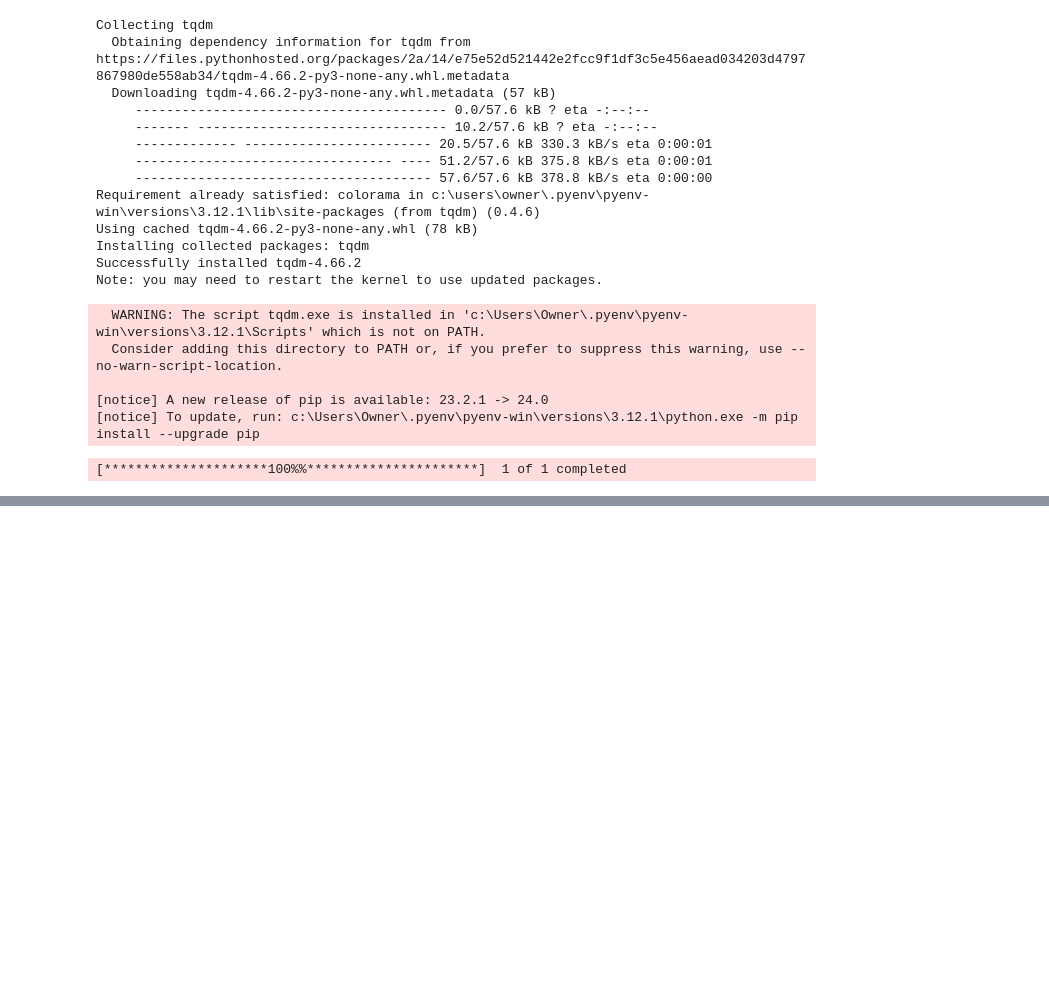
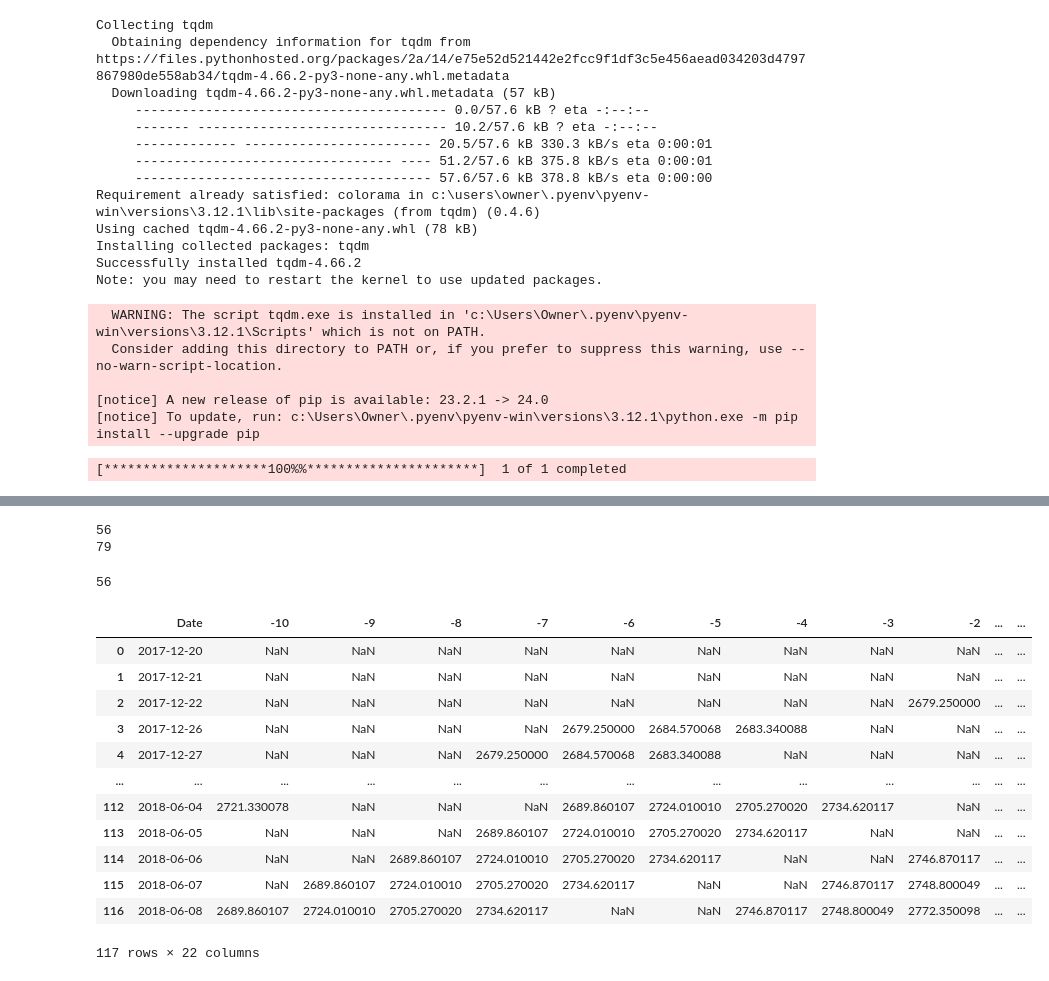
Before and after one commit to OWurst/PittCoin, a Jupyter notebook: stock_data.ipynb, the cells around one changed output, grey strips where cells are left out. Drawn from its saved outputs; the diff is of its cells as text; code cells hidden in the pictures; blank space fills up the shorter version.

```diff
--- a/stock_data.ipynb
+++ b/stock_data.ipynb
@@ -140,0 +223,26 @@ merged_df
+# %%
+set1 = set(new_dates)
+set2 = set(merged_df[pd.isna(merged_df['percent_change'])]['published'].unique())
+print(len(set1))
+print(len(set2))
+len(set1.intersection(set2))
+# %% [output]
+56
+79
+56
+# %%
+sp500_windows
+# %% [output]
+|  | Date | -10 | -9 | -8 | -7 | -6 | -5 | -4 | -3 | -2 | ... | ... |
+| 0 | 2017-12-20 | NaN | NaN | NaN | NaN | NaN | NaN | NaN | NaN | NaN | ... | ... |
+| 1 | 2017-12-21 | NaN | NaN | NaN | NaN | NaN | NaN | NaN | NaN | NaN | ... | ... |
+| 2 | 2017-12-22 | NaN | NaN | NaN | NaN | NaN | NaN | NaN | NaN | 2679.250000 | ... | ... |
+| 3 | 2017-12-26 | NaN | NaN | NaN | NaN | 2679.250000 | 2684.570068 | 2683.340088 | NaN | NaN | ... | ... |
+| 4 | 2017-12-27 | NaN | NaN | NaN | 2679.250000 | 2684.570068 | 2683.340088 | NaN | NaN | NaN | ... | ... |
+| ... | ... | ... | ... | ... | ... | ... | ... | ... | ... | ... | ... | ... |
+| 112 | 2018-06-04 | 2721.330078 | NaN | NaN | NaN | 2689.860107 | 2724.010010 | 2705.270020 | 2734.620117 | NaN | ... | ... |
+| 113 | 2018-06-05 | NaN | NaN | NaN | 2689.860107 | 2724.010010 | 2705.270020 | 2734.620117 | NaN | NaN | ... | ... |
+| 114 | 2018-06-06 | NaN | NaN | 2689.860107 | 2724.010010 | 2705.270020 | 2734.620117 | NaN | NaN | 2746.870117 | ... | ... |
+| 115 | 2018-06-07 | NaN | 2689.860107 | 2724.010010 | 2705.270020 | 2734.620117 | NaN | NaN | 2746.870117 | 2748.800049 | ... | ... |
+| 116 | 2018-06-08 | 2689.860107 | 2724.010010 | 2705.270020 | 2734.620117 | NaN | NaN | 2746.870117 | 2748.800049 | 2772.350098 | ... | ... |
+117 rows × 22 columns
```
Also changed, not shown: parts of 9 cells of this notebook.
